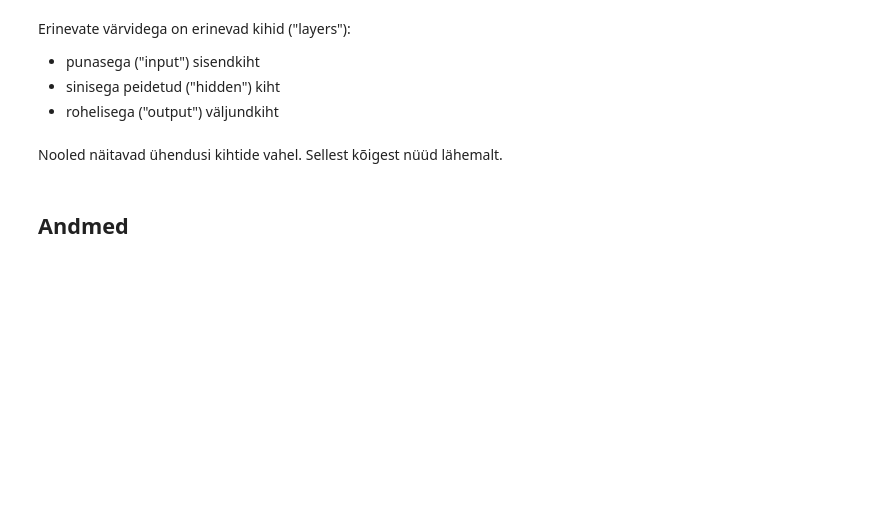
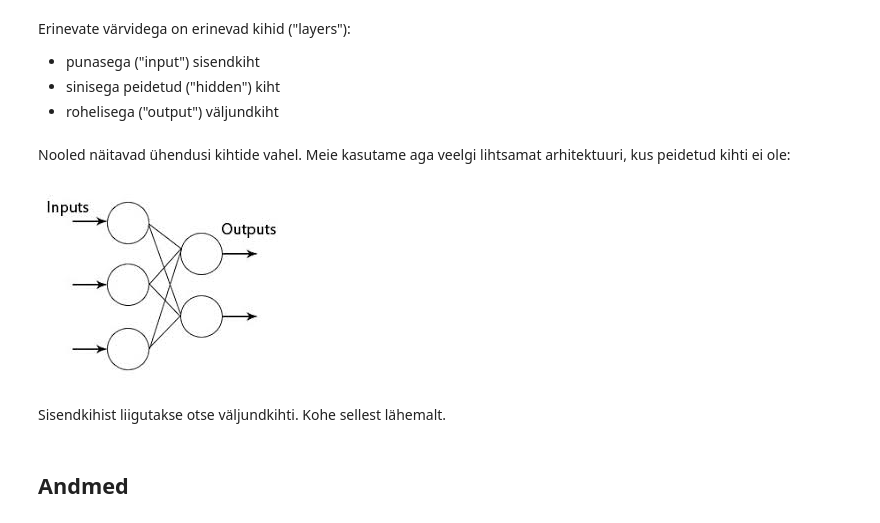
Before and after one commit to RRisto/lihtne_nn, a Jupyter notebook: lihtne_nn.ipynb, the cells around one changed output. Cells and saved outputs as stored; diff of their text form; code cells hidden in the pictures; blank space fills up the shorter version.

```diff
--- a/lihtne_nn.ipynb
+++ b/lihtne_nn.ipynb
@@ -27,8 +27,14 @@ Erinevate värvidega on erinevad kihid ("layers"):
 - punasega ("input") sisendkiht
 - sinisega peidetud ("hidden") kiht
 - rohelisega ("output") väljundkiht
-# %% [markdown]
-Nooled näitavad ühendusi kihtide vahel. Sellest kõigest nüüd lähemalt.
+# %% [markdown]
+Nooled näitavad ühendusi kihtide vahel. Meie kasutame aga veelgi lihtsamat arhitektuuri, kus peidetud kihti ei ole:
+# %%
+display(Image.open('figures/no_hidden.jpg'))
+# %% [output]
+[figure, added]
+# %% [markdown]
+Sisendkihist liigutakse otse väljundkihti. Kohe sellest lähemalt.
 # %% [markdown]
 ## Andmed
 # %% [markdown]
```
Also changed, not shown: parts of 64 cells of this notebook.
